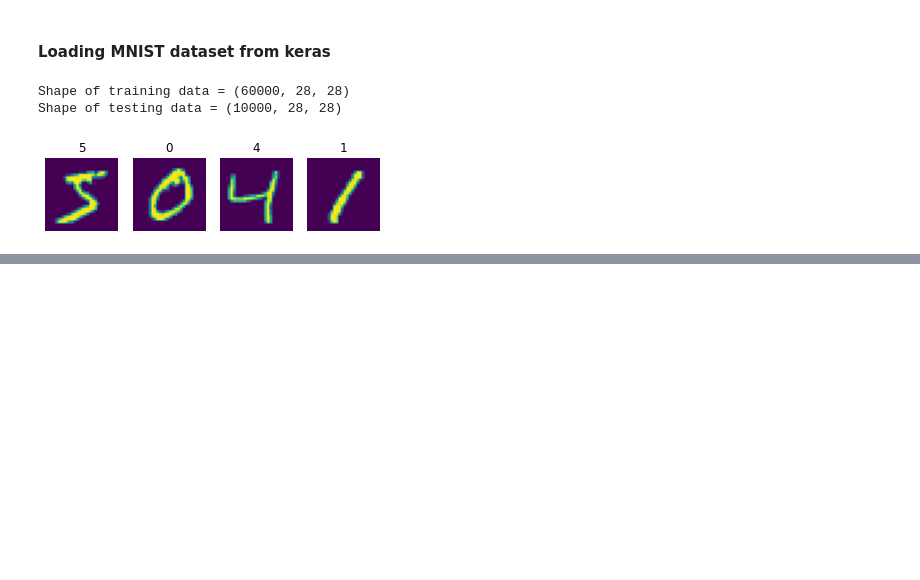
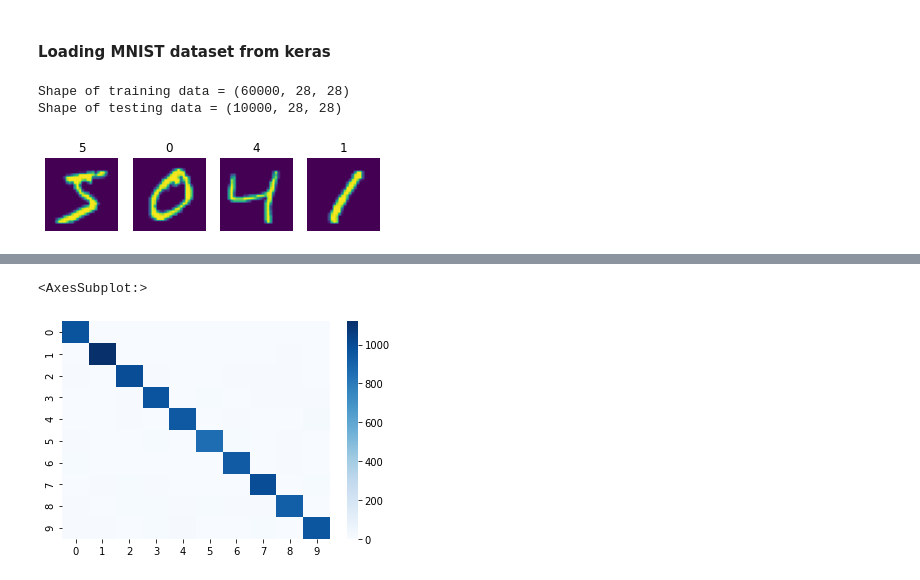
Before and after one commit to vajay84/NN, a Jupyter notebook: MNIST_dnn.ipynb, the cells around one changed output, grey strips where cells are left out. Cells and saved outputs as stored; diff of their text form; code cells hidden in the pictures; blank space fills up the shorter version.

```diff
--- a/MNIST_dnn.ipynb
+++ b/MNIST_dnn.ipynb
@@ -131,0 +211,5 @@ logs.plot()
+# %%
+sn.heatmap(confusion_matrix(test_y, y_pred), cmap='Blues')
+# %% [output]
+<AxesSubplot:>
+[figure, added]
```
Also changed, not shown: parts of 25 cells of this notebook.
